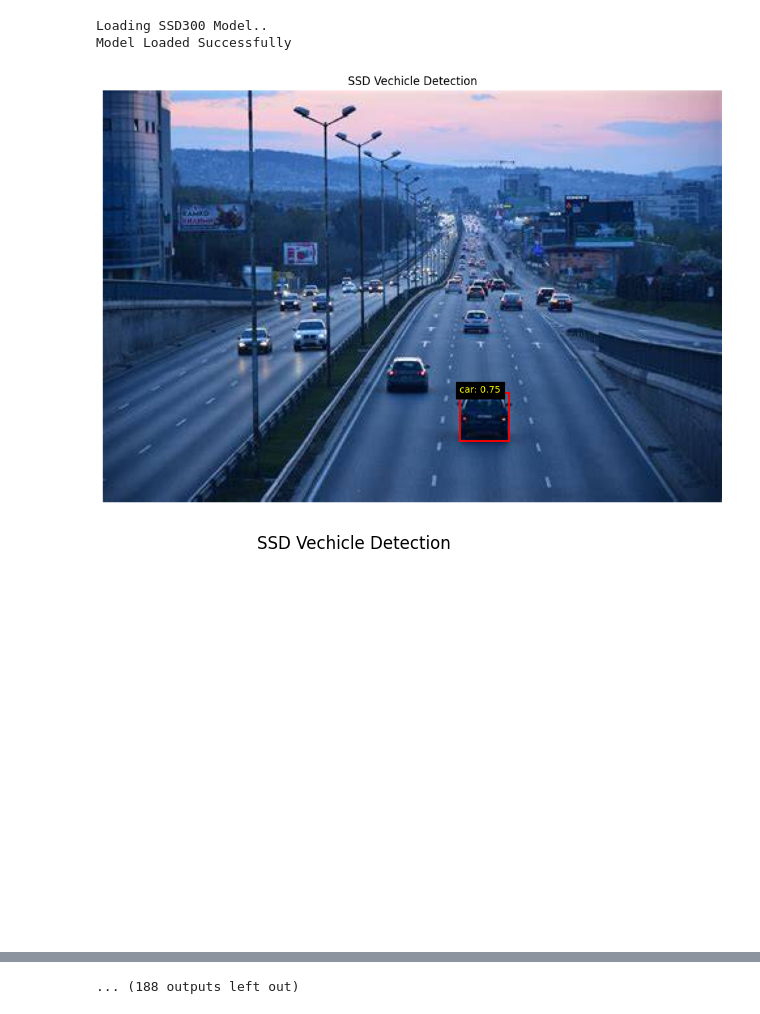
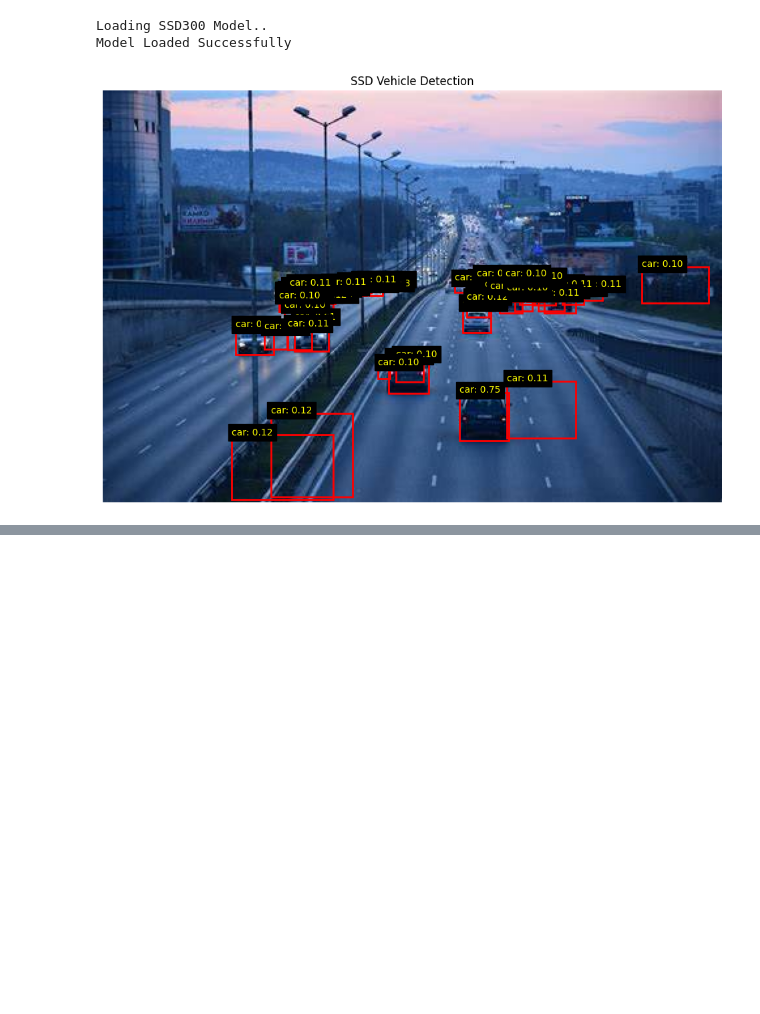
Before and after one commit to suneetchugh-dev/Deep_Learning_Workshop, a Jupyter notebook: DL_Image_Learning.ipynb, the cells around one changed output, grey strips where cells are left out. Saved outputs shown, nothing was run; the diff lists cells and outputs as text; code cells hidden in the pictures; blank space fills up the shorter version.

```diff
--- a/DL_Image_Learning.ipynb
+++ b/DL_Image_Learning.ipynb
@@ -526,52 +526,51 @@ COCO_CLASSES = [
 # %%
 #DISPLAY RESULT
 
 fig, ax = plt.subplots(figsize=(12,8))
 
 ax.imshow(image)
 
 vehicle_classes = ["car", "truck", "bus", "motorcycle", "bicycle"]
 
 count = 0
 
 for box, label, score in zip(
     prediction["boxes"],
     prediction["labels"],
     prediction["scores"]):
 
-      if score > 0.50:
-
+    # Only process detections with score > 0.10
+    if score > 0.10:
         cls = COCO_CLASSES[label]
 
         if cls in vehicle_classes:
 
-          xmin, ymin, xmax, ymax = box.tolist()
+            xmin, ymin, xmax, ymax = box.tolist()
 
-          rect = patches.Rectangle(
-              (xmin, ymin),
-              xmax-xmin,
-              ymax-ymin,
-              linewidth=2,
-              edgecolor="red",
-              facecolor="none"
-          )
+            rect = patches.Rectangle(
+                (xmin, ymin),
+                xmax-xmin,
+                ymax-ymin,
+                linewidth=2,
+                edgecolor="red",
+                facecolor="none"
+            )
 
-          ax.add_patch(rect)
+            ax.add_patch(rect)
 
-          ax.text(
-              xmin,
-              ymin,
-              f"{cls}: {score:.2f}",
-              color="yellow",
-              fontsize=10,
-              backgroundcolor="black"
-          )
+            ax.text(
+                xmin,
+                ymin,
+                f"{cls}: {score:.2f}",
+                color="yellow",
+                fontsize=10,
+                backgroundcolor="black"
+            )
 
-          count += 1
+            count += 1
 
-      plt.title("SSD Vechicle Detection")
-      plt.axis("off")
-      plt.show()
+plt.title("SSD Vehicle Detection")
+plt.axis("off")
+plt.show()
 # %% [output]
-[figure, old version]
+[figure, new version]
-[figure, removed]
@@ -588,4 +577,3 @@ for box, label, score in zip(
-... (188 outputs left out)
 # %%
 #PRINT DETECTED VEHICLES
 
```
Also changed, not shown: parts of 15 cells of this notebook.
